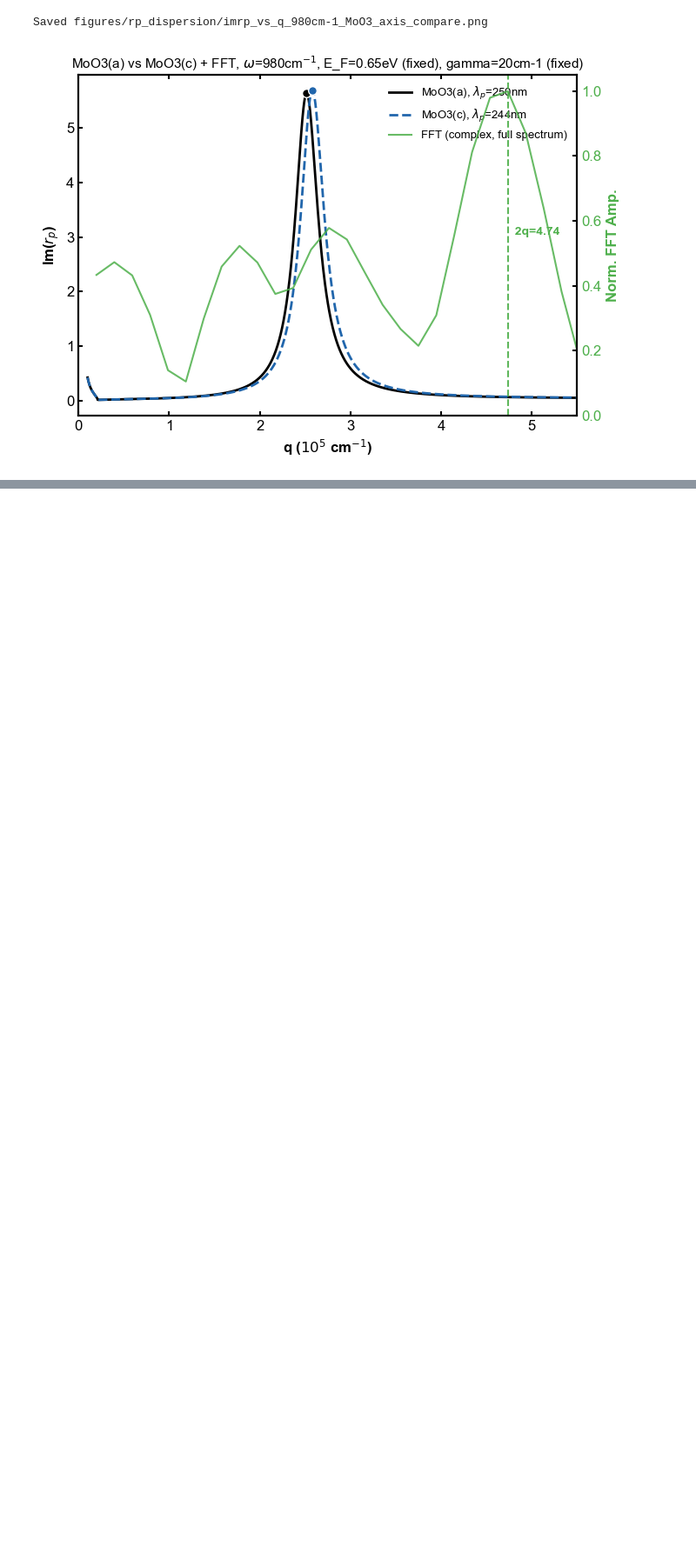
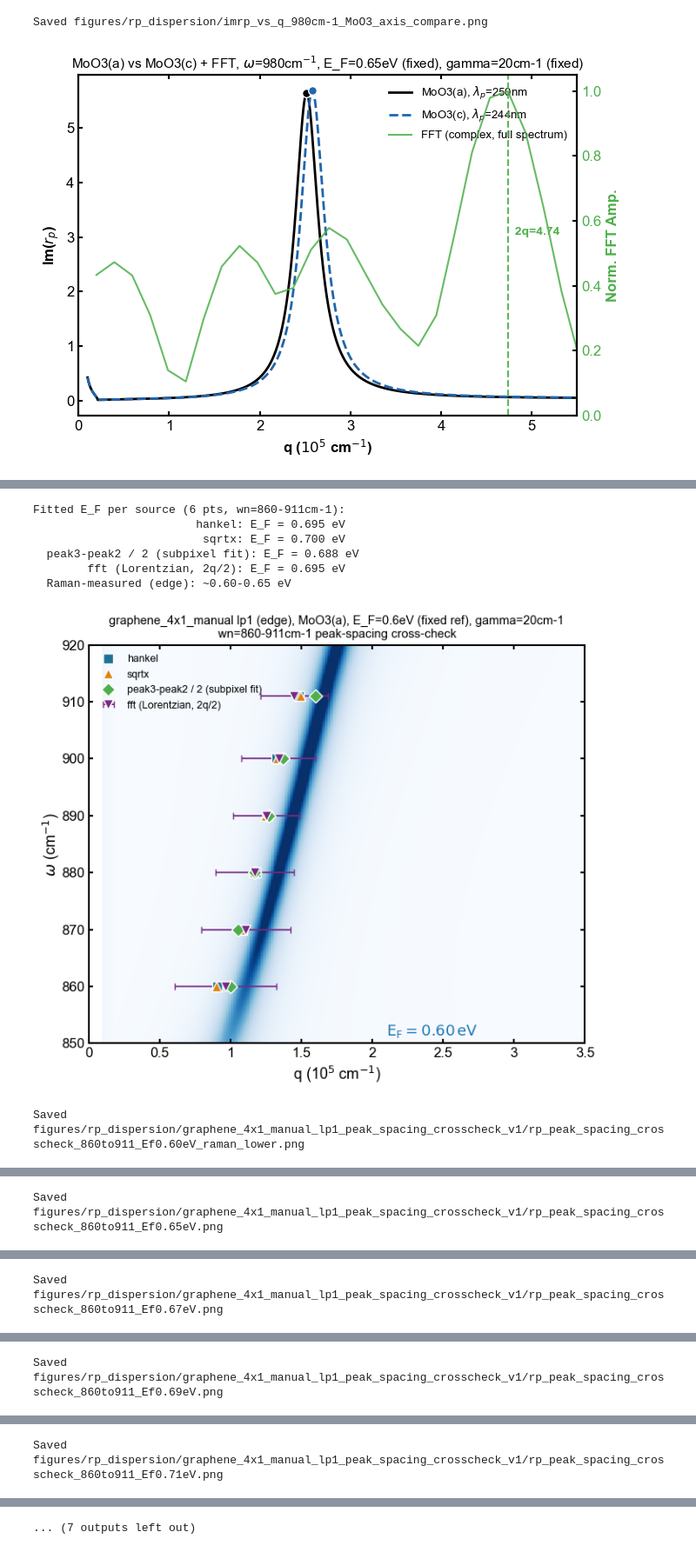
Before and after one commit to shizhe220/GMG-sSNOM-Analysis, a Jupyter notebook: rp_dispersion_plot.ipynb, the cells around one changed output, grey strips where cells are left out. Shown at 87% size. Cells and saved outputs as stored; diff of their text form; code cells hidden in the pictures; blank space fills up the shorter version.

```diff
--- a/rp_dispersion_plot.ipynb
+++ b/rp_dispersion_plot.ipynb
@@ -357,0 +373,70 @@ Saved figures/rp_dispersion/imrp_vs_q_980cm-1_MoO3_axis_compare.png
+# %%
+CSV_PATH = 'figures/rp_dispersion/graphene_4x1_manual_lp1_peak_spacing_crosscheck_v1/peak_spacing_crosscheck.csv'
+SAVE_DIR_ps = 'figures/rp_dispersion/graphene_4x1_manual_lp1_peak_spacing_crosscheck_v1'
+
+df_ps = pd.read_csv(CSV_PATH)
+df_ps['q_peak23_fit_div2'] = df_ps['q_peak23_fit'] / 2
+
+FREQS_ps = np.linspace(850, 920, 300)
+QS_ps = np.linspace(1e4, 3.5e5, 400)
+
+# 5th tuple element = FWHM column for an x-direction error bar (None = no error bar).
+# fft_q's error bar is FWHM/2 (standard "linewidth as uncertainty" convention).
+sources_ps = [('hankel', 'hankel_q', '#1c7293', 's', None),
+              ('sqrtx', 'sqrtx_q', '#e08214', '^', None),
+              ('peak3-peak2 / 2 (subpixel fit)', 'q_peak23_fit_div2', '#4daf4a', 'D', None),
+              ('fft (Lorentzian, 2q/2)', 'fft_q', '#762a83', 'v', 'fft_q_fwhm')]
+
+# NOTE: CSV columns (fft_q, hankel_q, etc.) are in 1e5 cm^-1 units (this project's
+# convention throughout), but fit_Ef's q_data arg expects raw cm^-1 (matching the
+# q(cm-1) = q_1e5*1e5 convention used by build_pts()/fit_all_methods() above) -- must
+# multiply by 1e5 before fitting, else E_F silently saturates at the ef_bounds upper edge.
+fitted_ef_ps = {}
+print('Fitted E_F per source (6 pts, wn=860-911cm-1):')
+for label, col, color, marker, err_col in sources_ps:
+    pts_df = df_ps[['wn', col]].dropna()
+    if len(pts_df) < 3:
+        print(f'  {label:>28s}: skipped -- only {len(pts_df)} pts')
+        continue
+    ef_fit = fit_Ef(stack_4x1, materials_4x1_a, SUBS, pts_df['wn'].values, pts_df[col].values * 1e5)
+    fitted_ef_ps[label] = ef_fit
+    print(f'  {label:>28s}: E_F = {ef_fit:.3f} eV')
+print('  Raman-measured (edge): ~0.60-0.65 eV')
+
+# 0.60eV (Raman lower bound), 0.65-0.77eV in 0.02eV steps, 0.771eV (previous full-15-wn
+# CHT/MoO3(a) fit) -- tweak this list here to add/remove panels without re-running the fits.
+ef_scan_ps = [('0.60eV_raman_lower', 0.60)] + \
+    [(f'{ef:.2f}eV', ef) for ef in np.round(np.arange(0.65, 0.77 + 1e-9, 0.02), 2)] + \
+    [('0.771eV_cht_fit', 0.771)]
+
+for ef_label, EF_REF in ef_scan_ps:
+    fig, ax = plt.subplots(figsize=(7, 6))
+    rp_schematic(stack_4x1, materials_4x1_a, subs=SUBS, freqs=FREQS_ps, qs=QS_ps,
+                 Ef=EF_REF, gamma=GAMMA, figAx=(fig, ax), vmin=0, vmax=8, show_Ef=True, ytickspacing=10)
+    for label, col, color, marker, err_col in sources_ps:
+        cols = ['wn', col] + ([err_col] if err_col else [])
+        pts_df = df_ps[cols].dropna(subset=['wn', col])
+        if len(pts_df):
+            # QS_ps/the rp_schematic axes are in raw cm^-1 -- col/fwhm values are in 1e5 cm^-1, convert
+            xerr = (pts_df[err_col].values * 1e5 / 2) if err_col else None  # FWHM/2 as the error bar
+            ax.errorbar(pts_df[col].values * 1e5, pts_df['wn'].values, xerr=xerr, marker=marker,
+                        color=color, ms=8, mec='white', mew=1, ls='none', capsize=3, elinewidth=1.3,
+                        label=label, zorder=6)
+    ax.set_title(f'graphene_4x1_manual lp1 (edge), MoO3(a), E_F={EF_REF}eV (fixed ref), gamma={GAMMA}cm-1\n'
+                 f'wn=860-911cm-1 peak-spacing cross-check', fontsize=10.5)
+    ax.legend(frameon=False, fontsize=9, loc='upper left')
+    fig.tight_layout()
+    out_path = f'{SAVE_DIR_ps}/rp_peak_spacing_crosscheck_860to911_Ef{ef_label}.png'
+    fig.savefig(out_path, dpi=200, bbox_inches='tight')
+    display(fig)
+    plt.close(fig)
+    print(f'Saved {out_path}')
+# %% [output]
+Fitted E_F per source (6 pts, wn=860-911cm-1):
+                        hankel: E_F = 0.695 eV
+                         sqrtx: E_F = 0.700 eV
+  peak3-peak2 / 2 (subpixel fit): E_F = 0.688 eV
+        fft (Lorentzian, 2q/2): E_F = 0.695 eV
+  Raman-measured (edge): ~0.60-0.65 eV
+[figure, added]
+Saved figures/rp_dispersion/graphene_4x1_manual_lp1_peak_spacing_crosscheck_v1/rp_peak_spacing_crosscheck_860to911_Ef0.60eV_raman_lower.png
@@ -357,0 +444 @@ Saved figures/rp_dispersion/imrp_vs_q_980cm-1_MoO3_axis_compare.png
+Saved figures/rp_dispersion/graphene_4x1_manual_lp1_peak_spacing_crosscheck_v1/rp_peak_spacing_crosscheck_860to911_Ef0.65eV.png
@@ -357,0 +446 @@ Saved figures/rp_dispersion/imrp_vs_q_980cm-1_MoO3_axis_compare.png
+Saved figures/rp_dispersion/graphene_4x1_manual_lp1_peak_spacing_crosscheck_v1/rp_peak_spacing_crosscheck_860to911_Ef0.67eV.png
@@ -357,0 +448 @@ Saved figures/rp_dispersion/imrp_vs_q_980cm-1_MoO3_axis_compare.png
+Saved figures/rp_dispersion/graphene_4x1_manual_lp1_peak_spacing_crosscheck_v1/rp_peak_spacing_crosscheck_860to911_Ef0.69eV.png
@@ -357,0 +450 @@ Saved figures/rp_dispersion/imrp_vs_q_980cm-1_MoO3_axis_compare.png
+Saved figures/rp_dispersion/graphene_4x1_manual_lp1_peak_spacing_crosscheck_v1/rp_peak_spacing_crosscheck_860to911_Ef0.71eV.png
@@ -357,0 +452 @@ Saved figures/rp_dispersion/imrp_vs_q_980cm-1_MoO3_axis_compare.png
+... (7 outputs left out)
```
Also changed, not shown: parts of 2 cells of this notebook, 13 other files.
